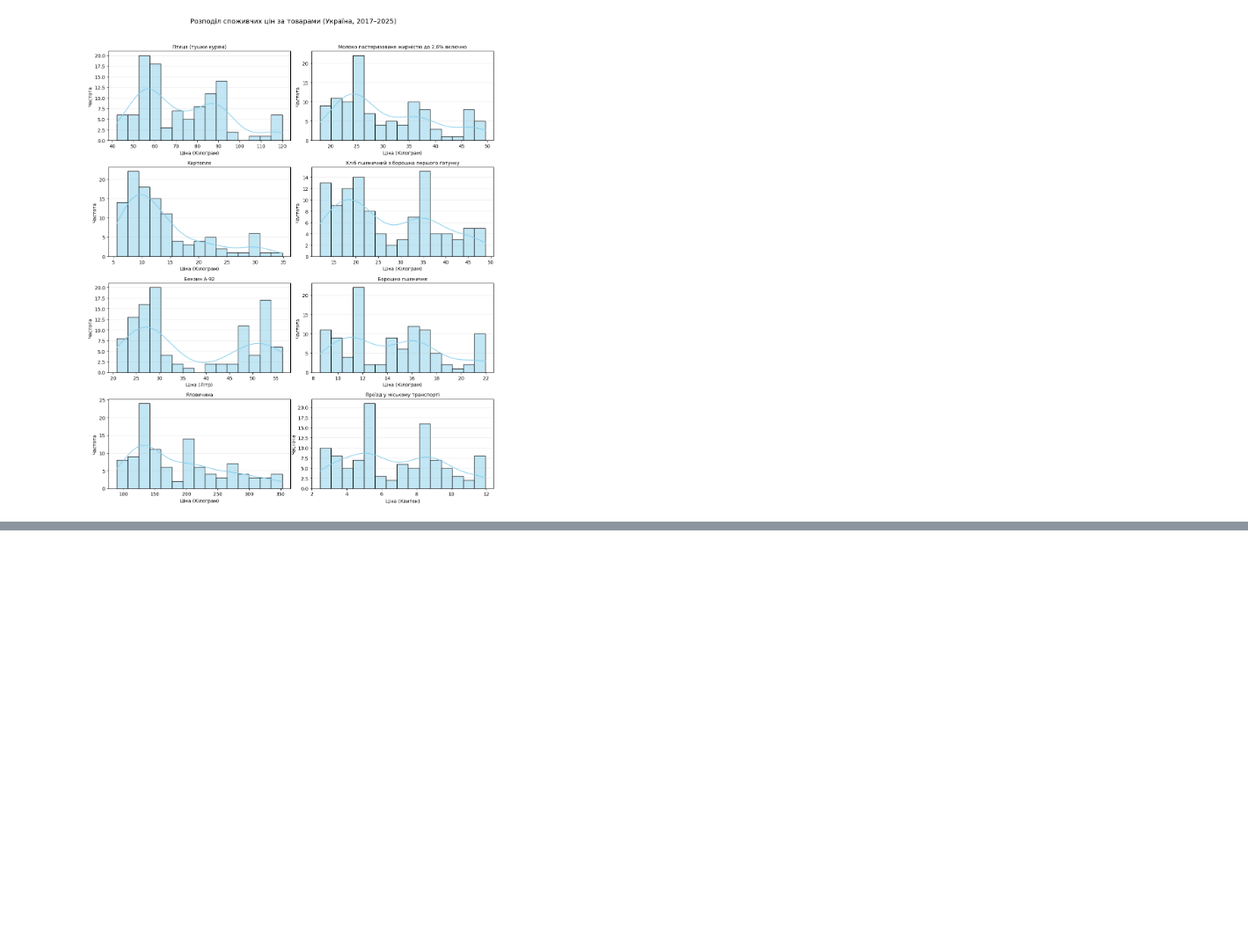
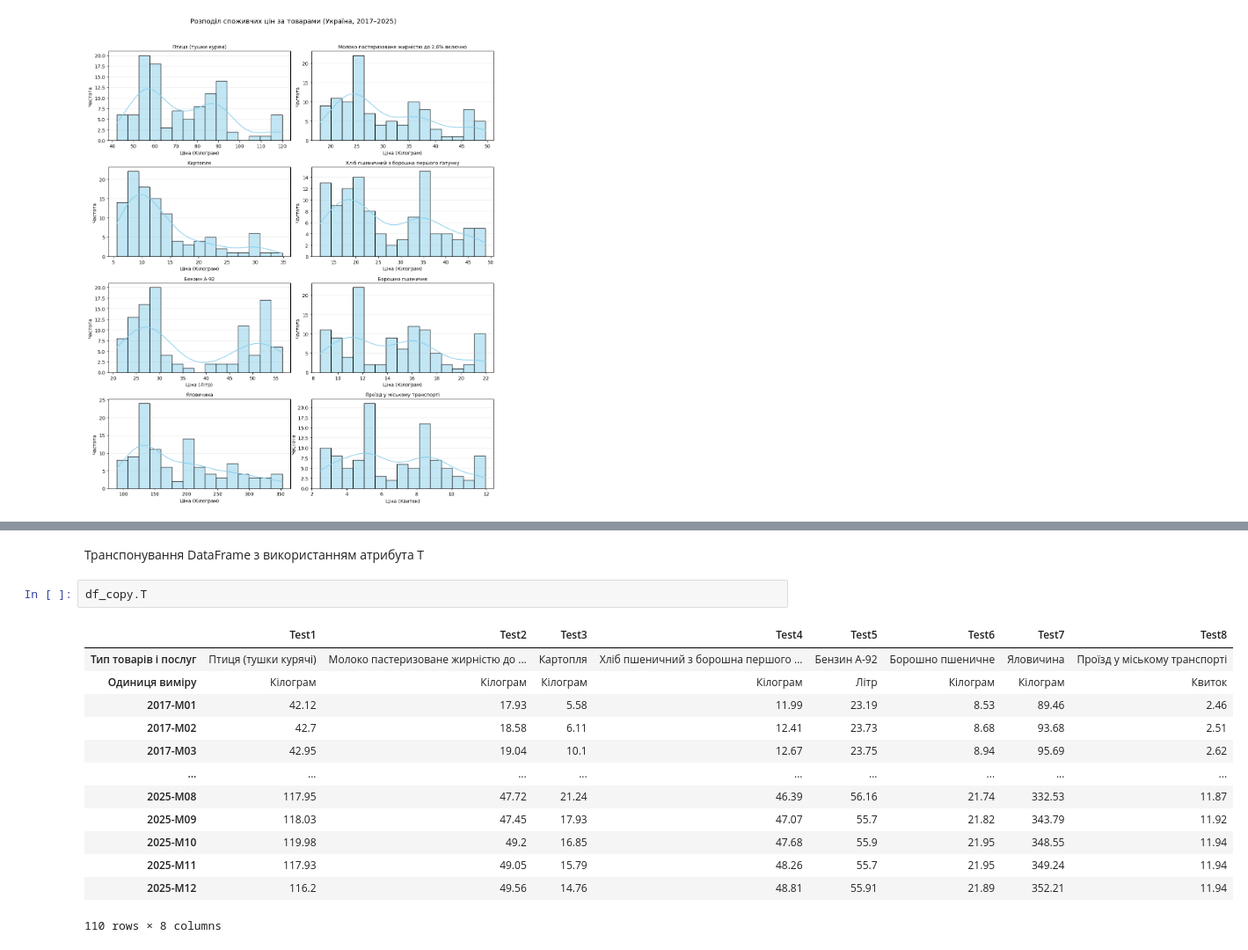
Before and after one commit to arcctg/kpi-ml-lab1, a Jupyter notebook: task_1_ukrstat_data.ipynb, the cells around one changed output, grey strips where cells are left out. Shown at 88% size. Drawn from its saved outputs; the diff is of its cells as text; blank space fills up the shorter version.

```diff
--- a/task_1_ukrstat_data.ipynb
+++ b/task_1_ukrstat_data.ipynb
@@ -294,0 +594,18 @@ plt.show()
+# %% [markdown]
+Транспонування DataFrame з використанням атрибута T
+# %%
+df_copy.T
+# %% [output]
+|  | Test1 | Test2 | Test3 | Test4 | Test5 | Test6 | Test7 | Test8 |
+| Тип товарів і послуг | Птиця (тушки курячі) | Молоко пастеризоване жирністю до ... | Картопля | Хліб пшеничний з борошна першого ... | Бензин А-92 | Борошно пшеничне | Яловичина | Проїзд у міському транспорті |
+| Одиниця виміру | Кілограм | Кілограм | Кілограм | Кілограм | Літр | Кілограм | Кілограм | Квиток |
+| 2017-M01 | 42.12 | 17.93 | 5.58 | 11.99 | 23.19 | 8.53 | 89.46 | 2.46 |
+| 2017-M02 | 42.7 | 18.58 | 6.11 | 12.41 | 23.73 | 8.68 | 93.68 | 2.51 |
+| 2017-M03 | 42.95 | 19.04 | 10.1 | 12.67 | 23.75 | 8.94 | 95.69 | 2.62 |
+| ... | ... | ... | ... | ... | ... | ... | ... | ... |
+| 2025-M08 | 117.95 | 47.72 | 21.24 | 46.39 | 56.16 | 21.74 | 332.53 | 11.87 |
+| 2025-M09 | 118.03 | 47.45 | 17.93 | 47.07 | 55.7 | 21.82 | 343.79 | 11.92 |
+| 2025-M10 | 119.98 | 49.2 | 16.85 | 47.68 | 55.9 | 21.95 | 348.55 | 11.94 |
+| 2025-M11 | 117.93 | 49.05 | 15.79 | 48.26 | 55.7 | 21.95 | 349.24 | 11.94 |
+| 2025-M12 | 116.2 | 49.56 | 14.76 | 48.81 | 55.91 | 21.89 | 352.21 | 11.94 |
+110 rows × 8 columns
```
Also changed, not shown: parts of 65 cells of this notebook.
